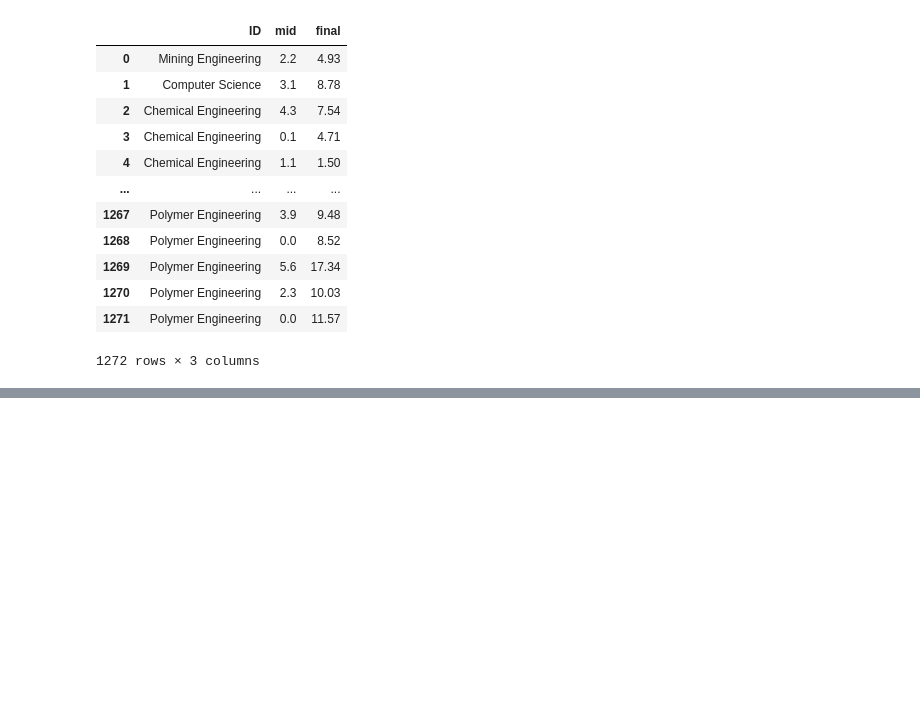
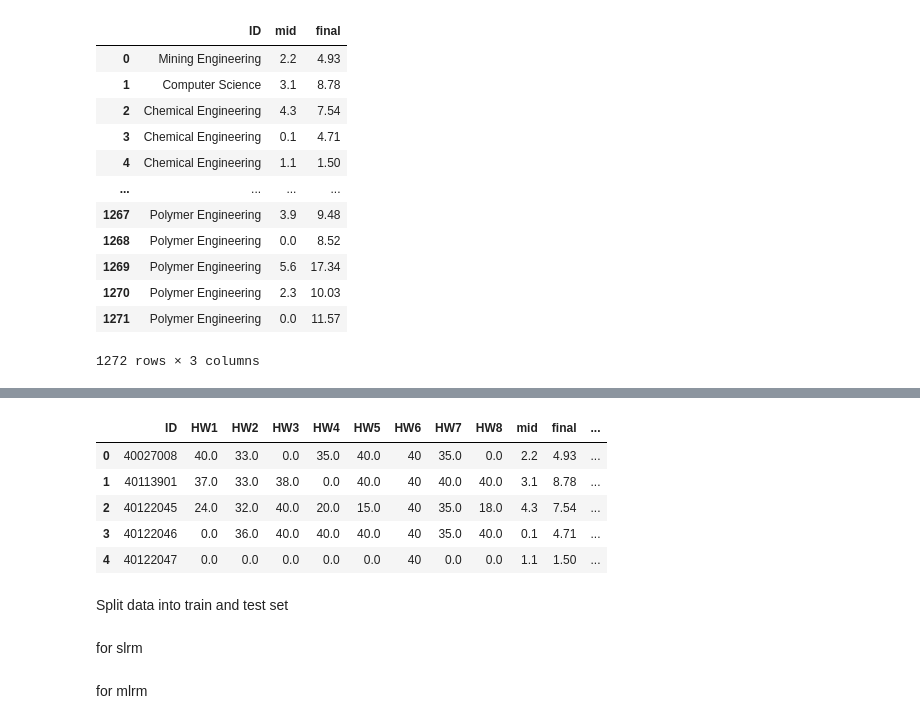
Before and after one commit to kooroshkz/math_grades_analysis, a Jupyter notebook: project_notebook.ipynb, the cells around one changed output, grey strips where cells are left out. Saved outputs shown, nothing was run; the diff lists cells and outputs as text; code cells hidden in the pictures; blank space fills up the shorter version.

```diff
--- a/project_notebook.ipynb
+++ b/project_notebook.ipynb
@@ -381,0 +398,11 @@ TypeError: 'list' object is not callable
+# %%
+df.head()
+# %% [output]
+|  | ID | HW1 | HW2 | HW3 | HW4 | HW5 | HW6 | HW7 | HW8 | mid | final | ... |
+| 0 | 40027008 | 40.0 | 33.0 | 0.0 | 35.0 | 40.0 | 40 | 35.0 | 0.0 | 2.2 | 4.93 | ... |
+| 1 | 40113901 | 37.0 | 33.0 | 38.0 | 0.0 | 40.0 | 40 | 40.0 | 40.0 | 3.1 | 8.78 | ... |
+| 2 | 40122045 | 24.0 | 32.0 | 40.0 | 20.0 | 15.0 | 40 | 35.0 | 18.0 | 4.3 | 7.54 | ... |
+| 3 | 40122046 | 0.0 | 36.0 | 40.0 | 40.0 | 40.0 | 40 | 35.0 | 40.0 | 0.1 | 4.71 | ... |
+| 4 | 40122047 | 0.0 | 0.0 | 0.0 | 0.0 | 0.0 | 40 | 0.0 | 0.0 | 1.1 | 1.50 | ... |
+# %% [markdown]
+Split data into train and test set
@@ -381,0 +411,2 @@ TypeError: 'list' object is not callable
+# %% [markdown]
+for slrm
@@ -381,0 +418,2 @@ TypeError: 'list' object is not callable
+# %% [markdown]
+for mlrm
```
Also changed, not shown: parts of 28 cells of this notebook, 1 other file.
